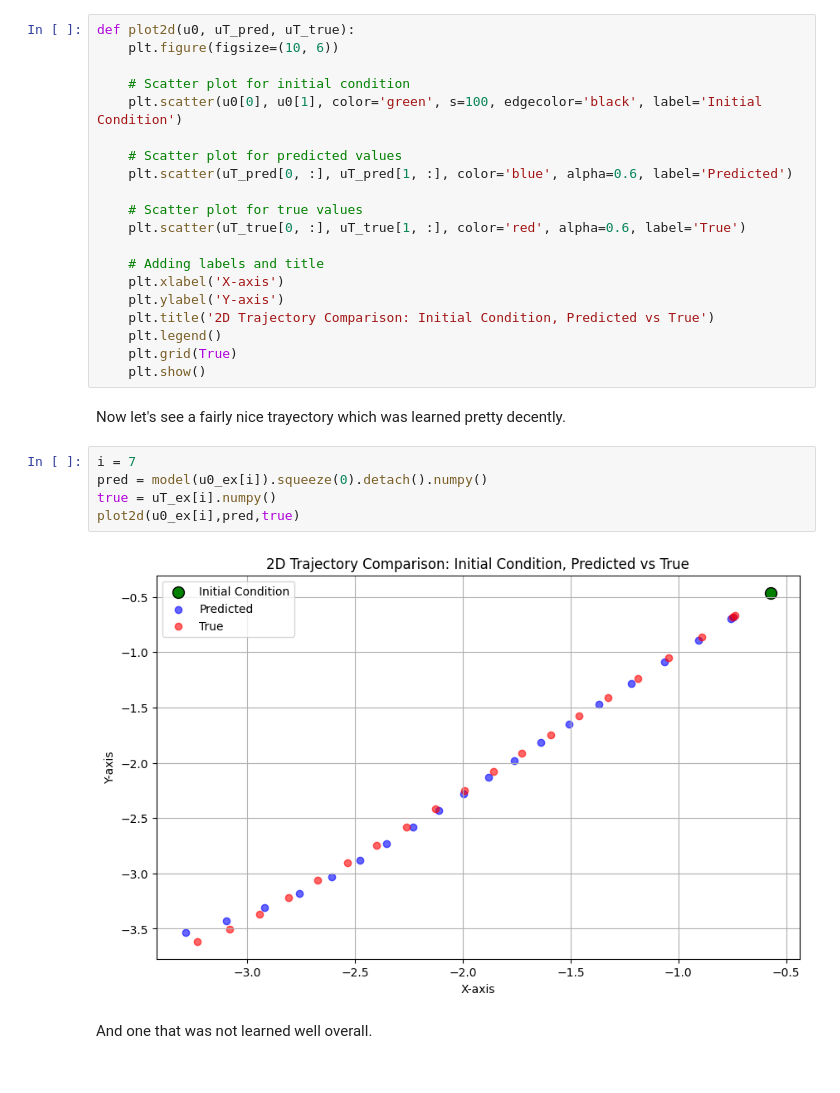
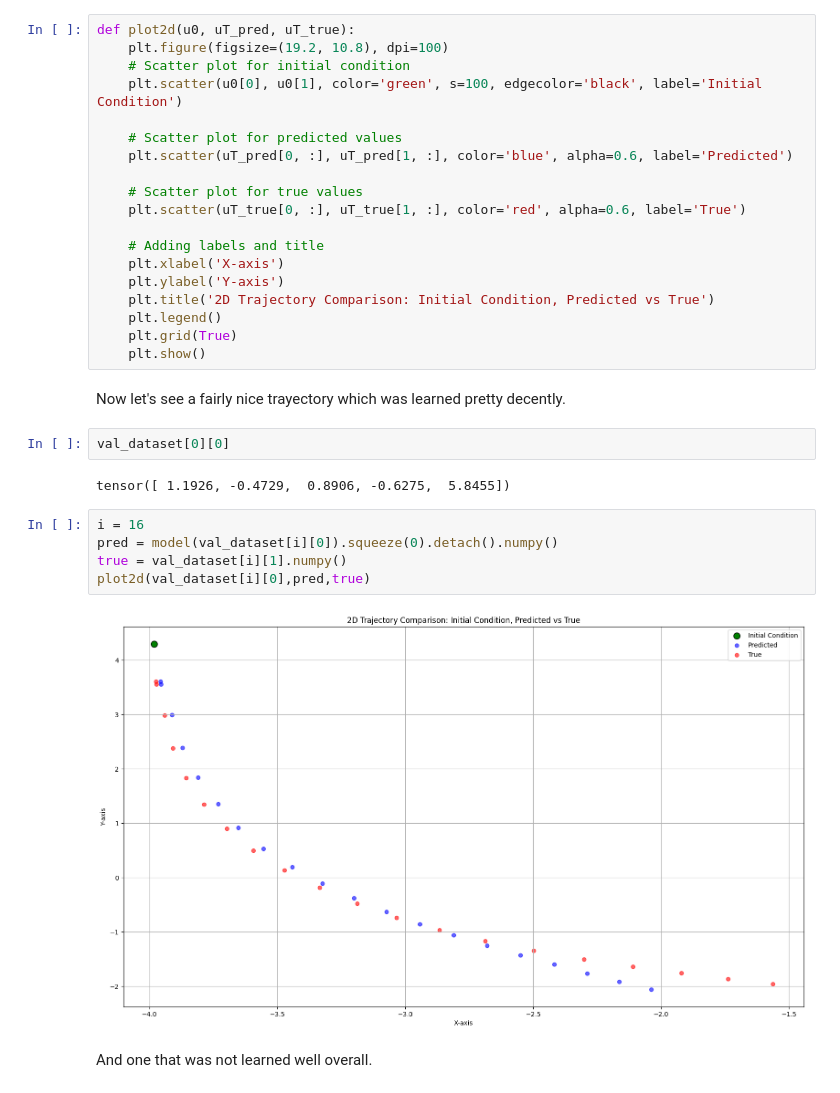
Before and after one commit to AndresCenteno/deep_equilibrium_fodes, a Jupyter notebook: tutorial.ipynb, the cells around one changed output. Saved outputs shown, nothing was run; the diff lists cells and outputs as text.

```diff
--- a/tutorial.ipynb
+++ b/tutorial.ipynb
@@ -259,7 +259,6 @@ Epoch 41/50 - Validation Loss: 0.2015
 # %%
 def plot2d(u0, uT_pred, uT_true):
-    plt.figure(figsize=(10, 6))
-
+    plt.figure(figsize=(19.2, 10.8), dpi=100)
     # Scatter plot for initial condition
     plt.scatter(u0[0], u0[1], color='green', s=100, edgecolor='black', label='Initial Condition')
 
@@ -278,13 +277,17 @@ def plot2d(u0, uT_pred, uT_true):
     plt.show()
 # %% [markdown]
 Now let's see a fairly nice trayectory which was learned pretty decently.
+# %%
+val_dataset[0][0]
+# %% [output]
+tensor([ 1.1926, -0.4729,  0.8906, -0.6275,  5.8455])
 # %%
-i = 7
-pred = model(u0_ex[i]).squeeze(0).detach().numpy()
-true = uT_ex[i].numpy()
-plot2d(u0_ex[i],pred,true)
+i = 16
+pred = model(val_dataset[i][0]).squeeze(0).detach().numpy()
+true = val_dataset[i][1].numpy()
+plot2d(val_dataset[i][0],pred,true)
 # %% [output]
-[figure, old version]
+[figure, new version]
 # %% [markdown]
 And one that was not learned well overall.
 # %%
```
Also changed, not shown: parts of 4 cells of this notebook.
